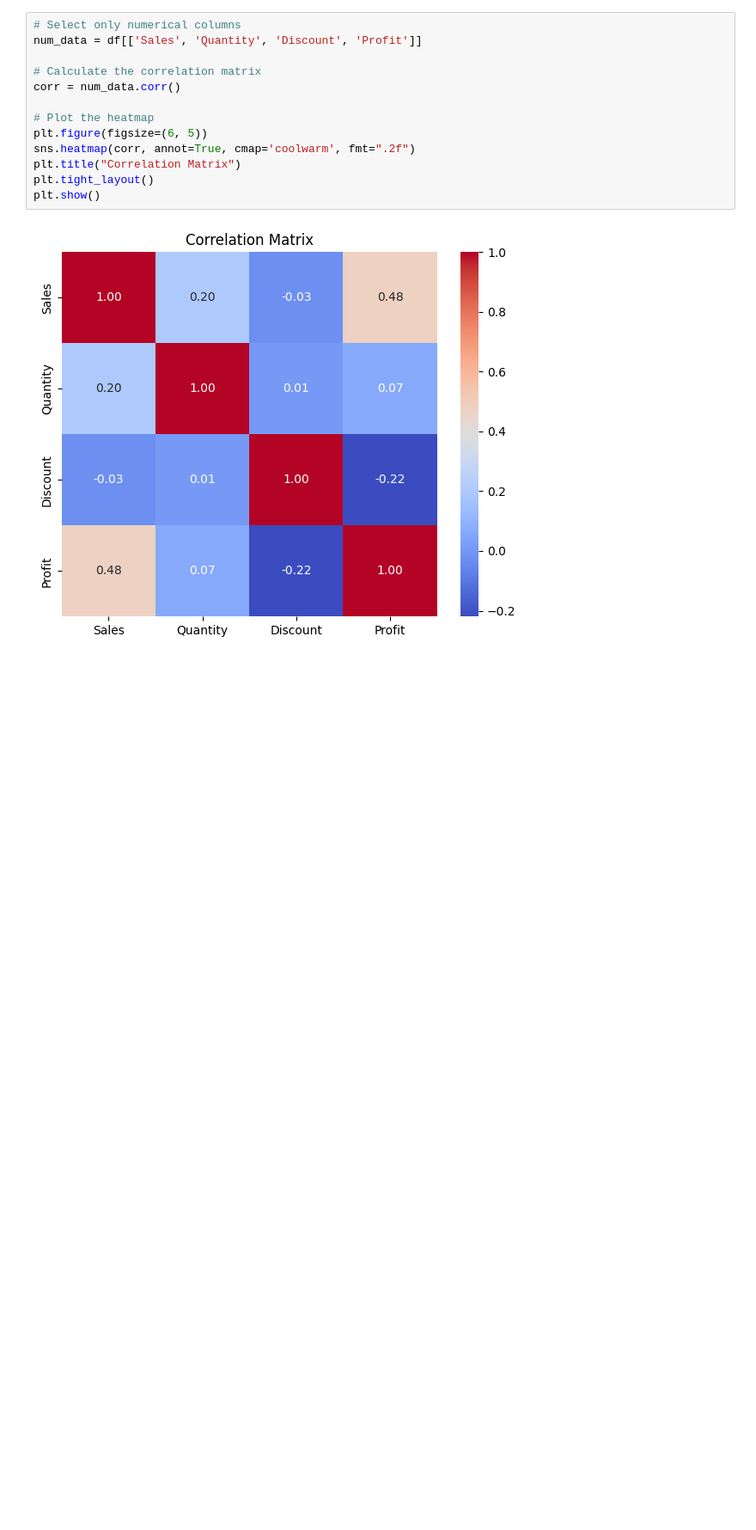
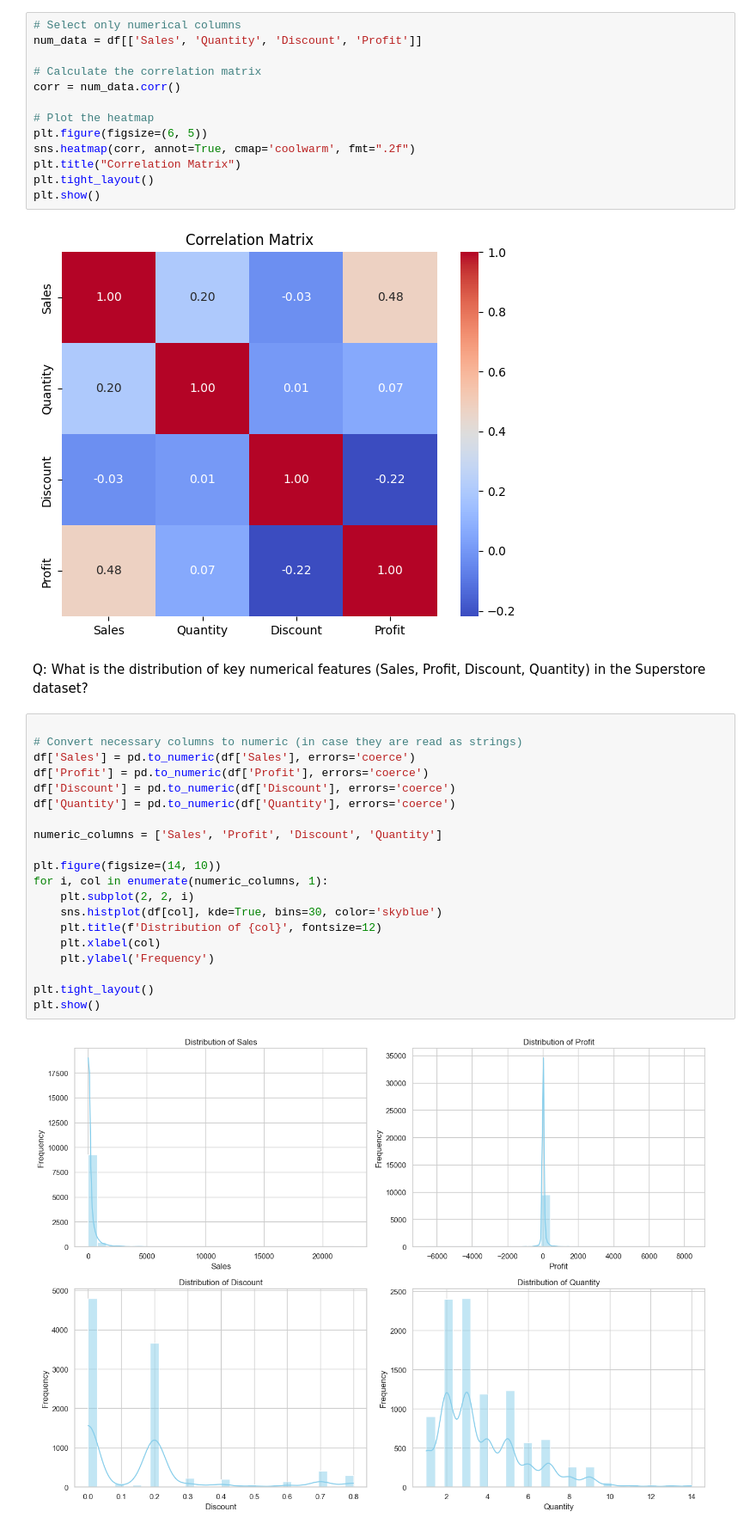
Before and after one commit to nikhil09012004/E-Commerce_Data_Analysis, a Jupyter notebook: project.ipynb, the cells around one changed output. Shown: that part at 86% size. Saved outputs shown, nothing was run; the diff lists cells and outputs as text; blank space fills up the shorter version.

```diff
--- a/project.ipynb
+++ b/project.ipynb
@@ -334,3 +334,27 @@ plt.tight_layout()
 plt.show()
 # %% [output]
 [figure]
+# %% [markdown]
+Q: What is the distribution of key numerical features (Sales, Profit, Discount, Quantity) in the Superstore dataset?
+# %%
+
+# Convert necessary columns to numeric (in case they are read as strings)
+df['Sales'] = pd.to_numeric(df['Sales'], errors='coerce')
+df['Profit'] = pd.to_numeric(df['Profit'], errors='coerce')
+df['Discount'] = pd.to_numeric(df['Discount'], errors='coerce')
+df['Quantity'] = pd.to_numeric(df['Quantity'], errors='coerce')
+
+numeric_columns = ['Sales', 'Profit', 'Discount', 'Quantity']
+
+plt.figure(figsize=(14, 10))
+for i, col in enumerate(numeric_columns, 1):
+    plt.subplot(2, 2, i)
+    sns.histplot(df[col], kde=True, bins=30, color='skyblue')
+    plt.title(f'Distribution of {col}', fontsize=12)
+    plt.xlabel(col)
+    plt.ylabel('Frequency')
+
+plt.tight_layout()
+plt.show()
+# %% [output]
+[figure, added]
```
